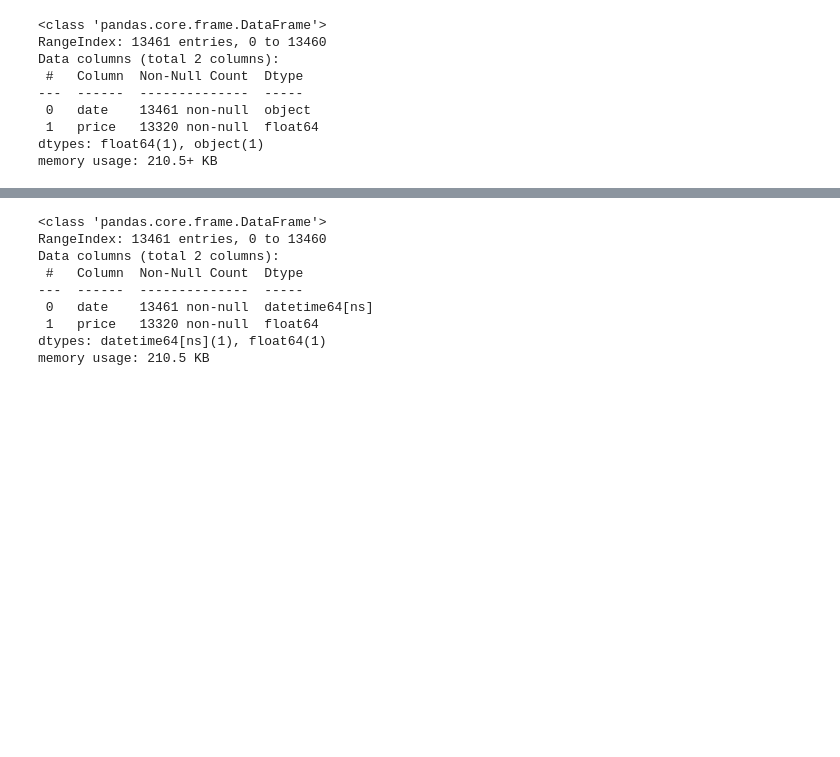
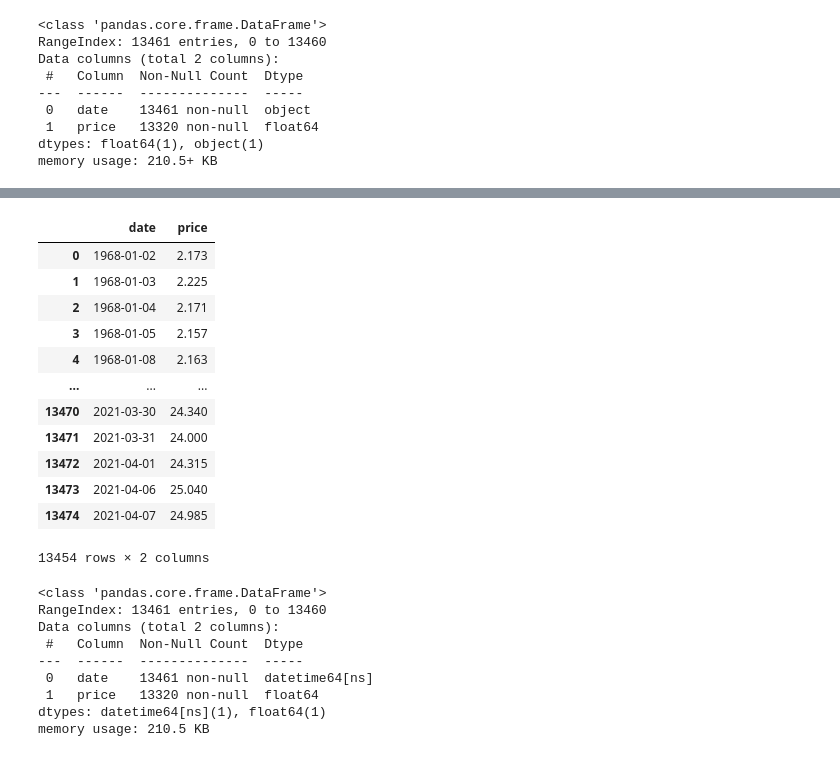
Before and after one commit to dspencer80/gold_silver, a Jupyter notebook: Gold VS Silver.ipynb, the cells around one changed output, grey strips where cells are left out. Cells and saved outputs as stored; diff of their text form; code cells hidden in the pictures; blank space fills up the shorter version.

```diff
--- a/Gold VS Silver.ipynb
+++ b/Gold VS Silver.ipynb
@@ -45,3 +73,19 @@ memory usage: 210.5+ KB
+# %%
+df2.dropna(axis = 0)
+# %% [output]
+|  | date | price |
+| 0 | 1968-01-02 | 2.173 |
+| 1 | 1968-01-03 | 2.225 |
+| 2 | 1968-01-04 | 2.171 |
+| 3 | 1968-01-05 | 2.157 |
+| 4 | 1968-01-08 | 2.163 |
+| ... | ... | ... |
+| 13470 | 2021-03-30 | 24.340 |
+| 13471 | 2021-03-31 | 24.000 |
+| 13472 | 2021-04-01 | 24.315 |
+| 13473 | 2021-04-06 | 25.040 |
+| 13474 | 2021-04-07 | 24.985 |
+13454 rows × 2 columns
 # %%
 df.date = pd.to_datetime(df.date)
 df.info()
```
Also changed, not shown: parts of 21 cells of this notebook.
